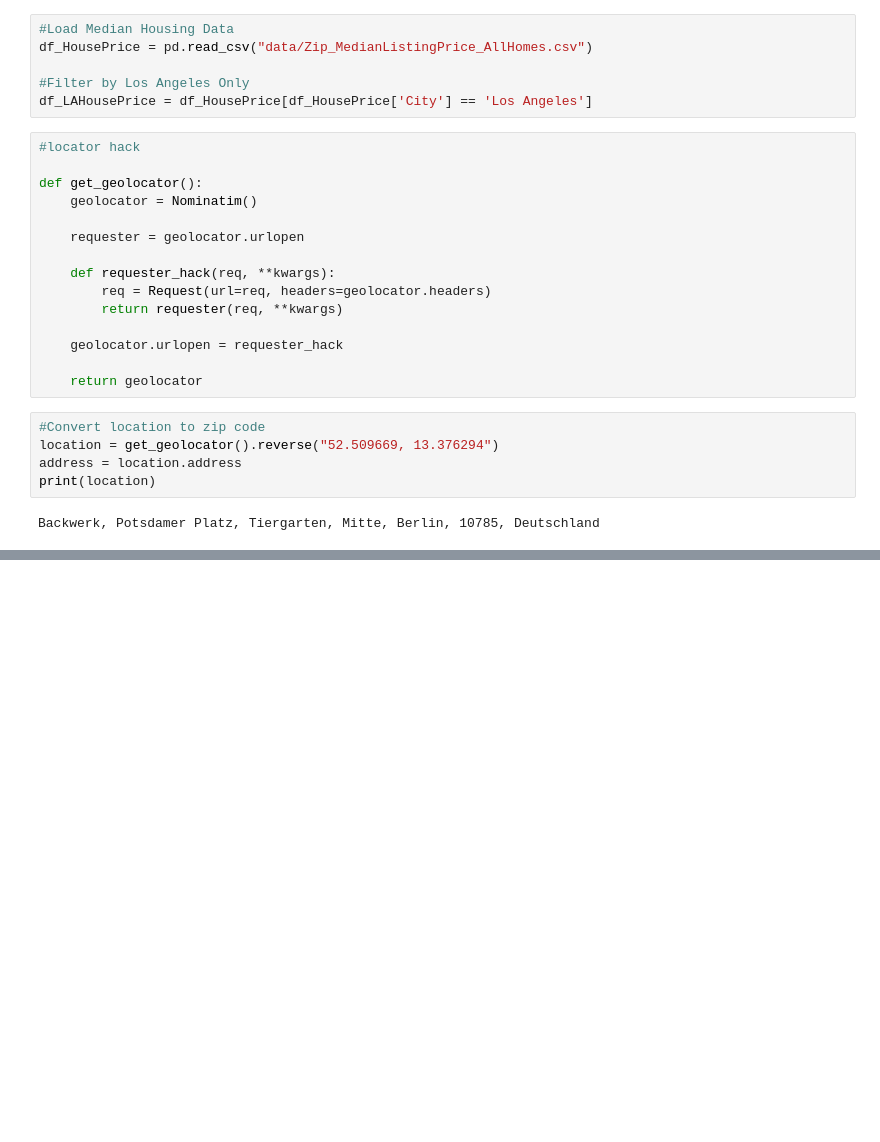
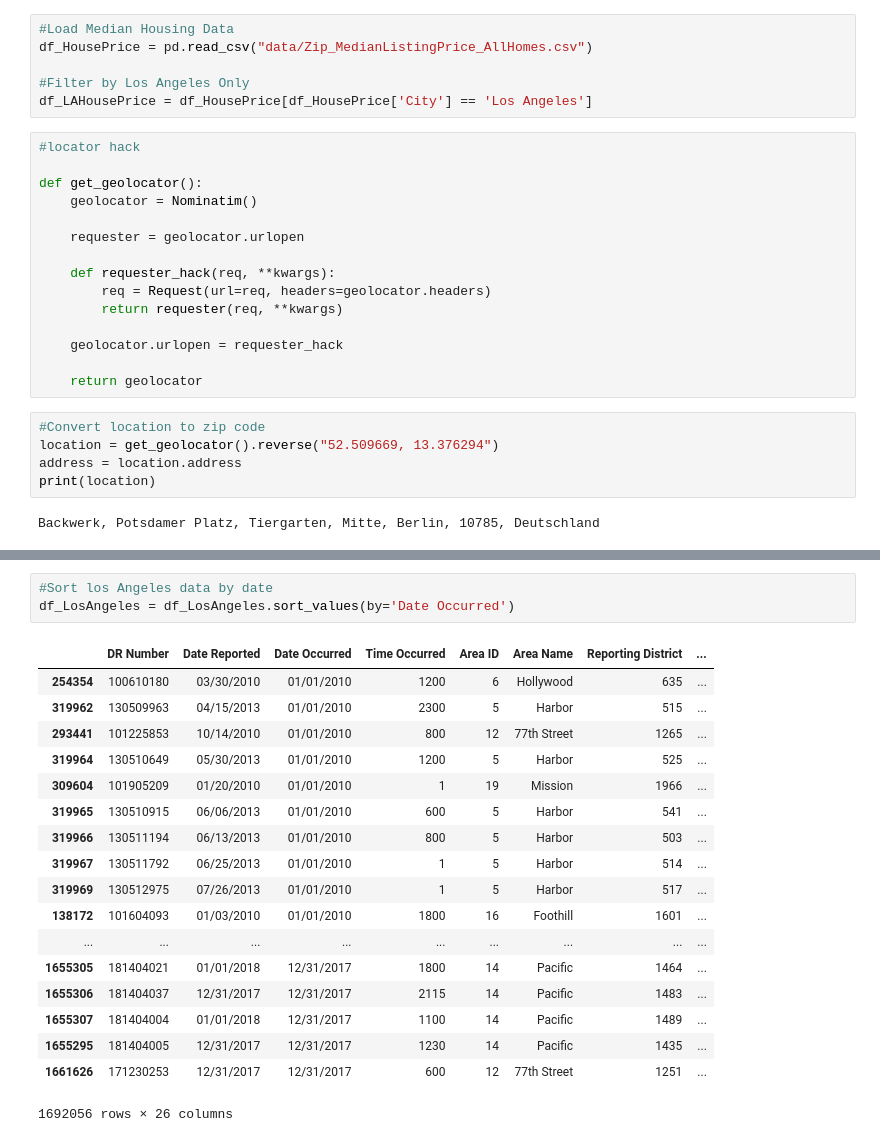
Before and after one commit to nhhuang/COGS108_Project, a Jupyter notebook: ProjectAnalysis.ipynb, the cells around one changed output, grey strips where cells are left out. Drawn from its saved outputs; the diff is of its cells as text; blank space fills up the shorter version.

Commit message:
added some sorting for the LA data

```diff
--- a/ProjectAnalysis.ipynb
+++ b/ProjectAnalysis.ipynb
@@ -50,0 +91,22 @@ df_LosAngeles
+# %%
+#Sort los Angeles data by date
+df_LosAngeles = df_LosAngeles.sort_values(by='Date Occurred')
+# %% [output]
+|  | DR Number | Date Reported | Date Occurred | Time Occurred | Area ID | Area Name | Reporting District | ... |
+| 254354 | 100610180 | 03/30/2010 | 01/01/2010 | 1200 | 6 | Hollywood | 635 | ... |
+| 319962 | 130509963 | 04/15/2013 | 01/01/2010 | 2300 | 5 | Harbor | 515 | ... |
+| 293441 | 101225853 | 10/14/2010 | 01/01/2010 | 800 | 12 | 77th Street | 1265 | ... |
+| 319964 | 130510649 | 05/30/2013 | 01/01/2010 | 1200 | 5 | Harbor | 525 | ... |
+| 309604 | 101905209 | 01/20/2010 | 01/01/2010 | 1 | 19 | Mission | 1966 | ... |
+| 319965 | 130510915 | 06/06/2013 | 01/01/2010 | 600 | 5 | Harbor | 541 | ... |
+| 319966 | 130511194 | 06/13/2013 | 01/01/2010 | 800 | 5 | Harbor | 503 | ... |
+| 319967 | 130511792 | 06/25/2013 | 01/01/2010 | 1 | 5 | Harbor | 514 | ... |
+| 319969 | 130512975 | 07/26/2013 | 01/01/2010 | 1 | 5 | Harbor | 517 | ... |
+| 138172 | 101604093 | 01/03/2010 | 01/01/2010 | 1800 | 16 | Foothill | 1601 | ... |
+| ... | ... | ... | ... | ... | ... | ... | ... | ... |
+| 1655305 | 181404021 | 01/01/2018 | 12/31/2017 | 1800 | 14 | Pacific | 1464 | ... |
+| 1655306 | 181404037 | 12/31/2017 | 12/31/2017 | 2115 | 14 | Pacific | 1483 | ... |
+| 1655307 | 181404004 | 01/01/2018 | 12/31/2017 | 1100 | 14 | Pacific | 1489 | ... |
+| 1655295 | 181404005 | 12/31/2017 | 12/31/2017 | 1230 | 14 | Pacific | 1435 | ... |
+| 1661626 | 171230253 | 12/31/2017 | 12/31/2017 | 600 | 12 | 77th Street | 1251 | ... |
+1692056 rows × 26 columns
```
Also changed, not shown: parts of 2 cells of this notebook.
